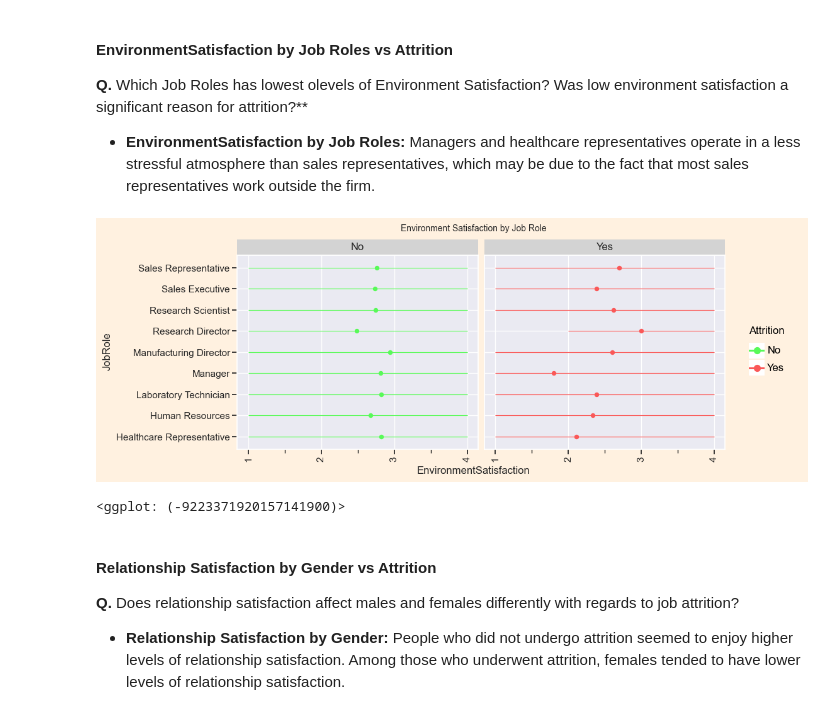
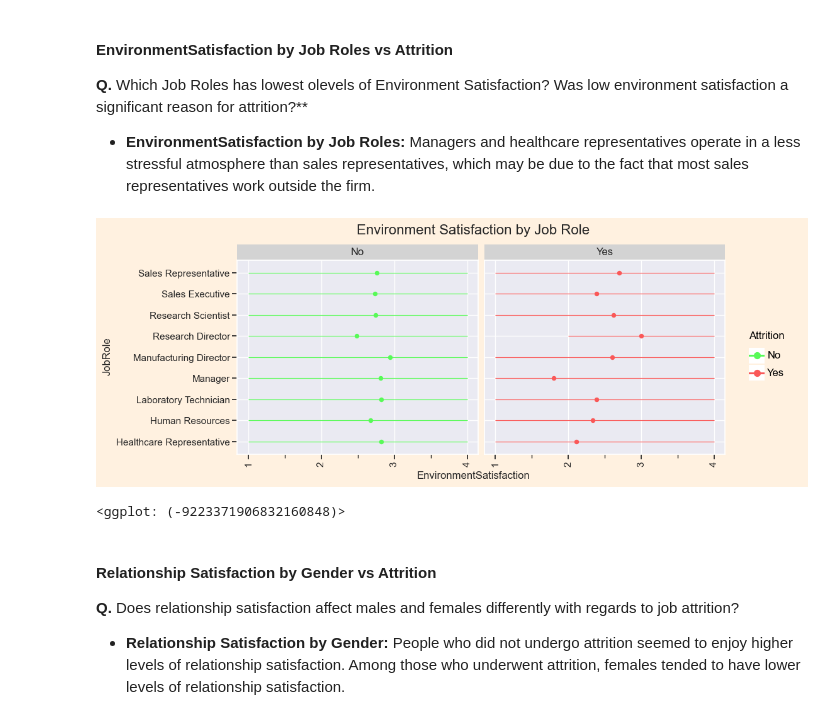
Before and after one commit to contactmansi/workoutdata, a Jupyter notebook: _notebooks/2021-11-25-Employee Churn Prediction - HR Analytics.ipynb, the cells around one changed output. Cells and saved outputs as stored; diff of their text form; code cells hidden in the pictures.

```diff
--- a/_notebooks/2021-11-25-Employee Churn Prediction - HR Analytics.ipynb
+++ b/_notebooks/2021-11-25-Employee Churn Prediction - HR Analytics.ipynb
@@ -261,15 +266,16 @@ sns.boxplot(data['YearsInCurrentRole'],data['MonthlyIncome'])
 
 - **EnvironmentSatisfaction by Job Roles:**  Managers and healthcare representatives operate in a less stressful atmosphere than sales representatives, which may be due to the fact that most sales representatives work outside the firm.
 # %%
+#collapse
 daily_r = data[['JobRole', 'Attrition', 'EnvironmentSatisfaction']]
 gp = ggplot(daily_r, aes(
     x='JobRole', y='EnvironmentSatisfaction', color='Attrition')) + facet_wrap(['Attrition']) + coord_flip() + theme_seaborn() + theme(
-        axis_text_x = element_text(angle=90), plot_title=element_text(hjust=0.5, size=10), plot_background=element_rect(fill='#FFF1E0'), figure_size=(10, 4)) + stat_summary(
+        axis_text_x = element_text(angle=90), plot_title=element_text(hjust=0.5, size=16), plot_background=element_rect(fill='#FFF1E0'), figure_size=(10, 4)) + stat_summary(
             fun_y = np.mean, fun_ymin=np.min, fun_ymax=np.max) + scale_color_manual(values=["#58FA58", "#FA5858"]) + labs(title="Environment Satisfaction by Job Role")
 gp
 # %% [output]
-[figure, old version]
+[figure, new version]
-<ggplot: (-9223371920157141900)>
+<ggplot: (-9223371906832160848)>
 # %% [markdown]
 #### Relationship Satisfaction by Gender vs Attrition
 **Q.** Does relationship satisfaction affect males and females differently with regards to job attrition?
```
Also changed, not shown: parts of 46 cells of this notebook.
